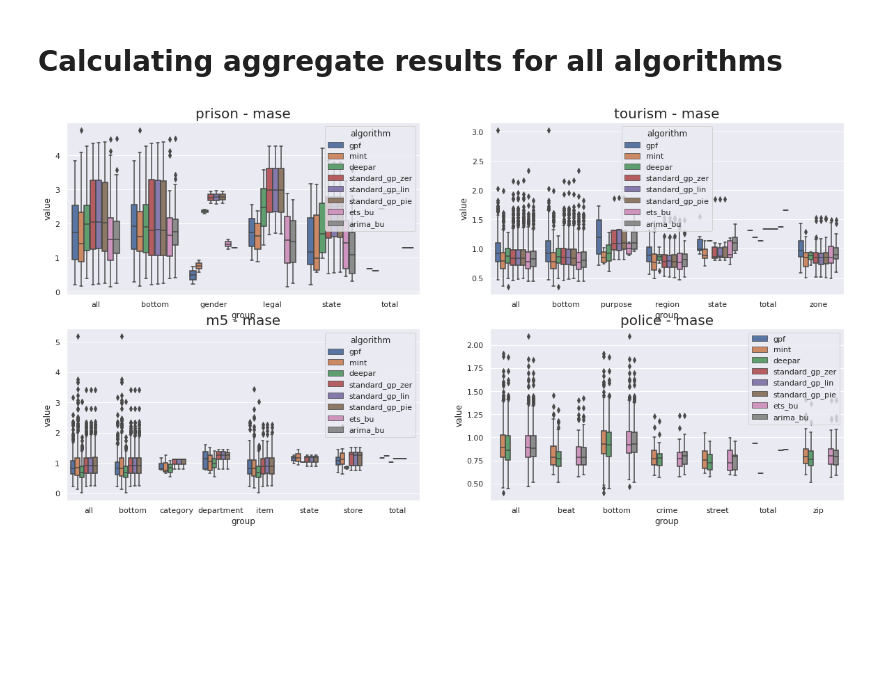
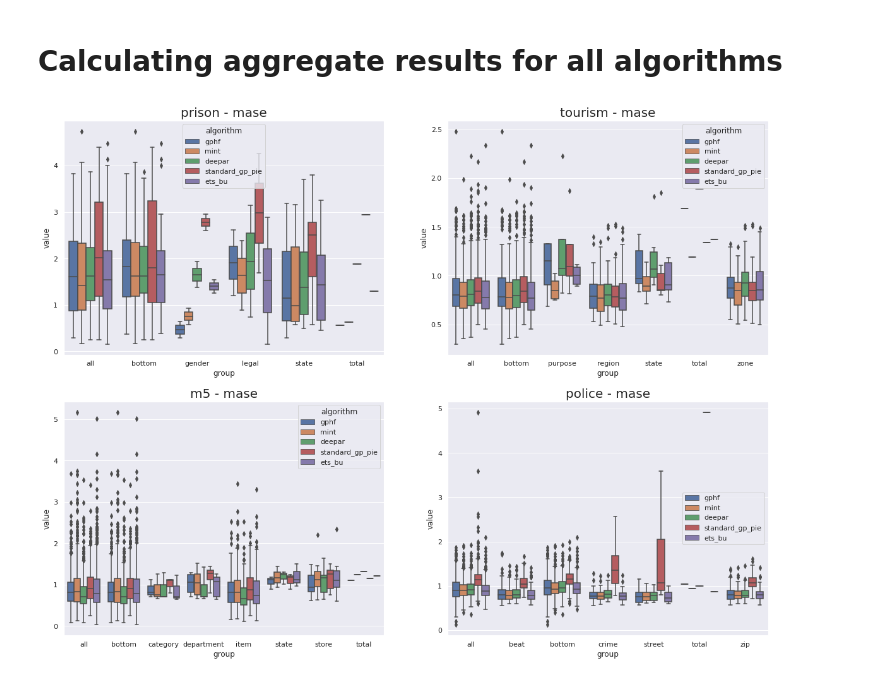
Before and after one commit to luisroque/run_models_distributed, a Jupyter notebook: notebooks/Results_comparing_all_algorithms_paper1_probabilistic.ipynb, the cells around one changed output. Cells and saved outputs as stored; diff of their text form; code cells hidden in the pictures; blank space fills up the shorter version.

Commit message:
final results

```diff
--- a/notebooks/Results_comparing_all_algorithms_paper1_probabilistic.ipynb
+++ b/notebooks/Results_comparing_all_algorithms_paper1_probabilistic.ipynb
@@ -25,11 +26,11 @@ algorithms=[
             "gpf",
             "mint",
             "deepar",
-            "standard_gp_lin",
+            #"standard_gp_lin",
             "standard_gp_pie",
-            "standard_gp_zer",
+            #"standard_gp_zer",
             "ets_bu",
-            "arima_bu"
+            #"arima_bu"
         ]
 
 # Loading data
@@ -103,9 +92,26 @@ htsx.visualization.plot_compare_err_metric('mase', 'prison', figsize=(20, 10))
 # %% [markdown]
 # Calculating aggregate results for all algorithms
+# %%
+df_orig_list = htsx.compute_results.calculate_agg_results_all_datasets(datasets,
+                                                                       algorithms,
+                                                                       'mase')
+
+algorithms=[
+            "gphf",
+            "mint",
+            "deepar",
+            "standard_gp_pie",
+            "ets_bu",
+        ]
+
+# Change the name of our algorithm to GPHF
+for i in range(len(datasets)):
+    sorter = algorithms
+    df_orig_list[i]['algorithm'] = df_orig_list[i]['algorithm'].str.replace('gpf', 'gphf', regex=False)
+    df_orig_list[i] = df_orig_list[i].sort_values(by="group")
+    df_orig_list[i].algorithm = df_orig_list[i].algorithm.astype("category")
+    df_orig_list[i].algorithm.cat.set_categories(sorter, inplace=True)
 # %%
-df_orig_list = htsx.compute_results.calculate_agg_results_all_datasets(datasets,
-                                                                       algorithms,
-                                                                       'mase')
-htsx.visualization.boxplot_error(df_orig_list, 'mase', datasets, figsize=(20, 10))
+htsx.visualization.boxplot_error(df_orig_list, 'mase', datasets, figsize=(20, 15))
 # %% [output]
-[figure, old version]
+[figure, new version]
```
Also changed, not shown: parts of 19 cells of this notebook, 1 other file.
